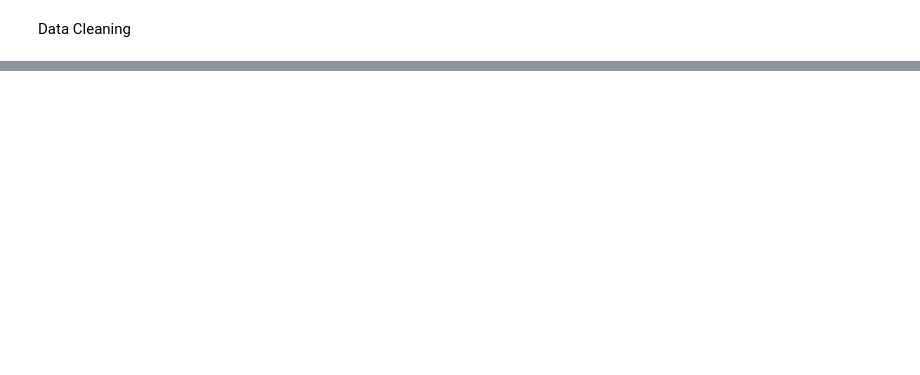
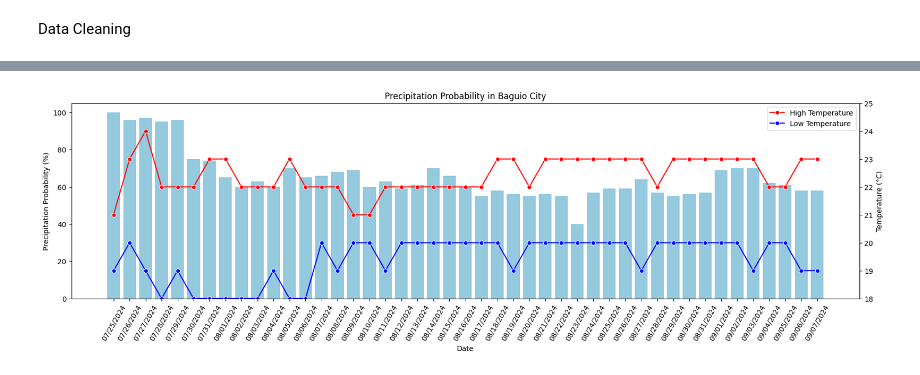
Before and after one commit to jddiosana/accuweather-data-analysis, a Jupyter notebook: data_analysis.ipynb, the cells around one changed output, grey strips where cells are left out. Cells and saved outputs as stored; diff of their text form; code cells hidden in the pictures; blank space fills up the shorter version.

```diff
--- a/data_analysis.ipynb
+++ b/data_analysis.ipynb
@@ -87,0 +114,19 @@ weather_data.to_csv('weather_data_clean.csv', index=False)
+# %%
+plt.figure(figsize=(20, 5))
+sns.barplot(x='date', y='precip', data=weather_data, color='skyblue')
+plt.title('Precipitation Probability in Baguio City')
+plt.xlabel('Date')
+plt.ylabel('Precipitation Probability (%)')
+plt.xticks(rotation=60)
+
+ax2 = plt.twinx()
+sns.lineplot(x='date', y='tempHigh', data=weather_data, ax=ax2, color='red', label='High Temperature', marker='o')
+sns.lineplot(x='date', y='tempLow', data=weather_data, ax=ax2, color='blue', label='Low Temperature', marker='o')
+ax2.set_ylim(18, 25)
+
+ax2.set_ylabel('Temperature (°C)')
+plt.legend(loc='upper right')
+
+plt.show()
+# %% [output]
+[figure, added]
```
Also changed, not shown: parts of 11 cells of this notebook, 2 other files.
